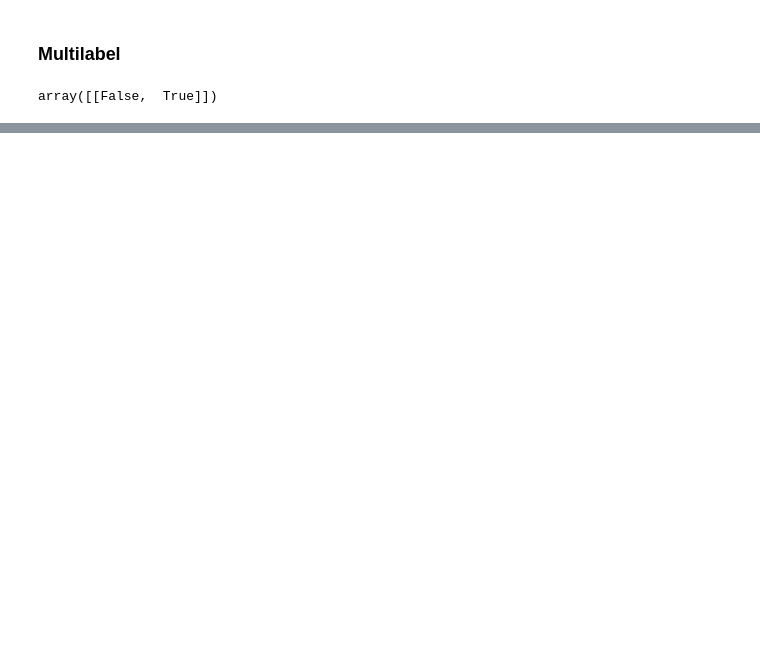
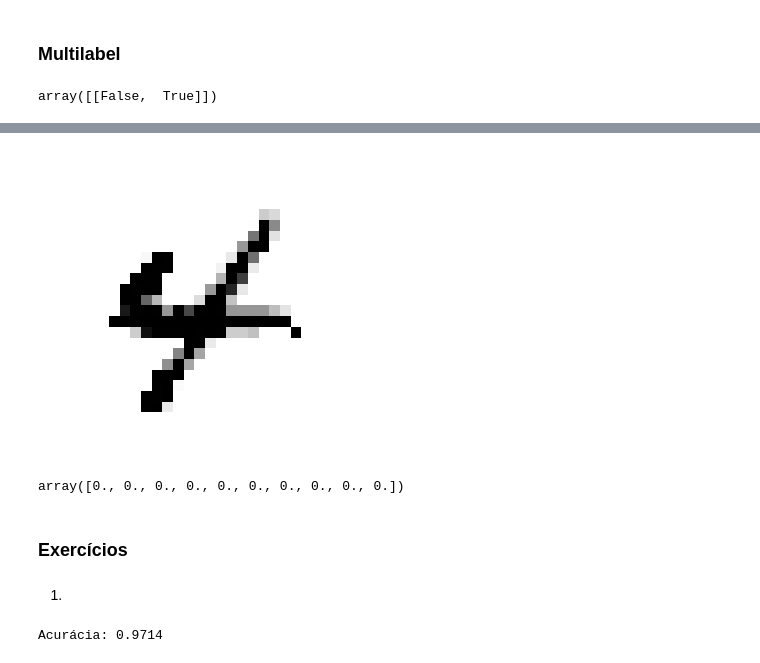
Before and after one commit to LilianeAquino/hands_on_aprendizado_de_maquina, a Jupyter notebook: 03_classification.ipynb, the cells around one changed output, grey strips where cells are left out. Saved outputs shown, nothing was run; the diff lists cells and outputs as text; code cells hidden in the pictures; blank space fills up the shorter version.

Commit message:
Ex. códigos e exercícios

```diff
--- a/03_classification.ipynb
+++ b/03_classification.ipynb
@@ -422,0 +443,15 @@ f1_score(y_multilabel, y_train_knn, average='macro')
+# %%
+knn_clf.fit(X_train_mod, y_train_mod)
+clean_digit = knn_clf.predict([X_test_mod[some_index]])
+plot_digit(clean_digit)
+plt.show()
+# %% [output]
+[figure, added]
+# %%
+clean_digit[0][:10]
+# %% [output]
+array([0., 0., 0., 0., 0., 0., 0., 0., 0., 0.])
+# %% [markdown]
+### Exercícios
+# %% [markdown]
+1.
@@ -422,0 +462,5 @@ f1_score(y_multilabel, y_train_knn, average='macro')
+# %%
+from sklearn.metrics import accuracy_score
+print(f'Acurácia: {accuracy_score(y_test, y_pred)}')
+# %% [output]
+Acurácia: 0.9714
```
Also changed, not shown: parts of 26 cells of this notebook.
